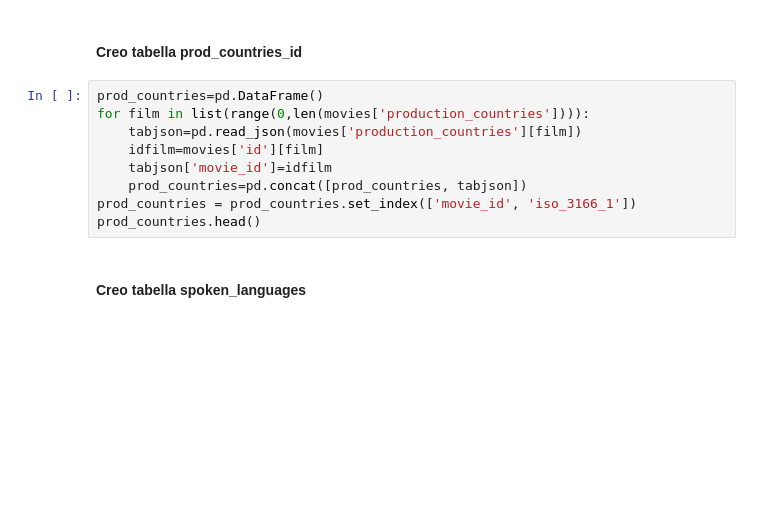
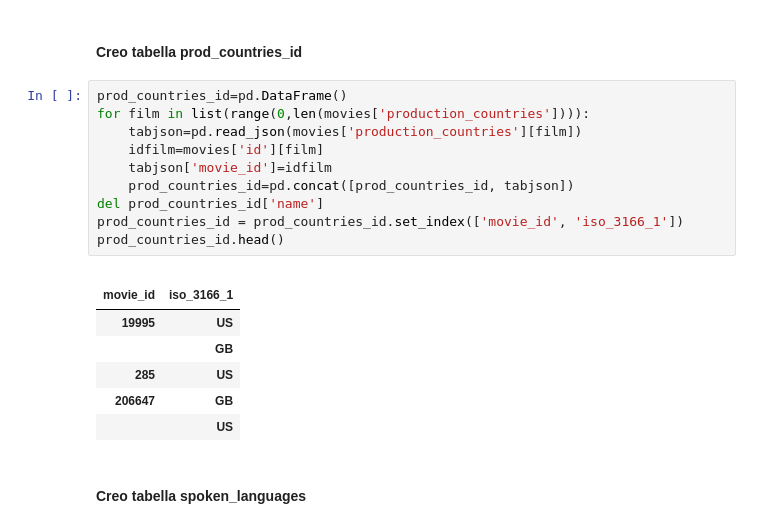
Before and after one commit to silviasantamaria/computerscience, a Jupyter notebook: Project+.ipynb, the cells around one changed output. Drawn from its saved outputs; the diff is of its cells as text; blank space fills up the shorter version.

```diff
--- a/Project+.ipynb
+++ b/Project+.ipynb
@@ -154,14 +170,23 @@ prod_countries.head()
 # %% [markdown]
 #### Creo tabella prod_countries_id
 # %%
-prod_countries=pd.DataFrame()
+prod_countries_id=pd.DataFrame()
 for film in list(range(0,len(movies['production_countries']))):
     tabjson=pd.read_json(movies['production_countries'][film])
     idfilm=movies['id'][film]
     tabjson['movie_id']=idfilm
-    prod_countries=pd.concat([prod_countries, tabjson])
-prod_countries = prod_countries.set_index(['movie_id', 'iso_3166_1'])
-prod_countries.head()
+    prod_countries_id=pd.concat([prod_countries_id, tabjson])
+del prod_countries_id['name']
+prod_countries_id = prod_countries_id.set_index(['movie_id', 'iso_3166_1'])
+prod_countries_id.head()
+# %% [output]
+|  |  |
+| movie_id | iso_3166_1 |
+| 19995 | US |
+|  | GB |
+| 285 | US |
+| 206647 | GB |
+|  | US |
 # %% [markdown]
 #### Creo tabella spoken_languages
 # %%
```
Also changed, not shown: parts of 5 cells of this notebook.
